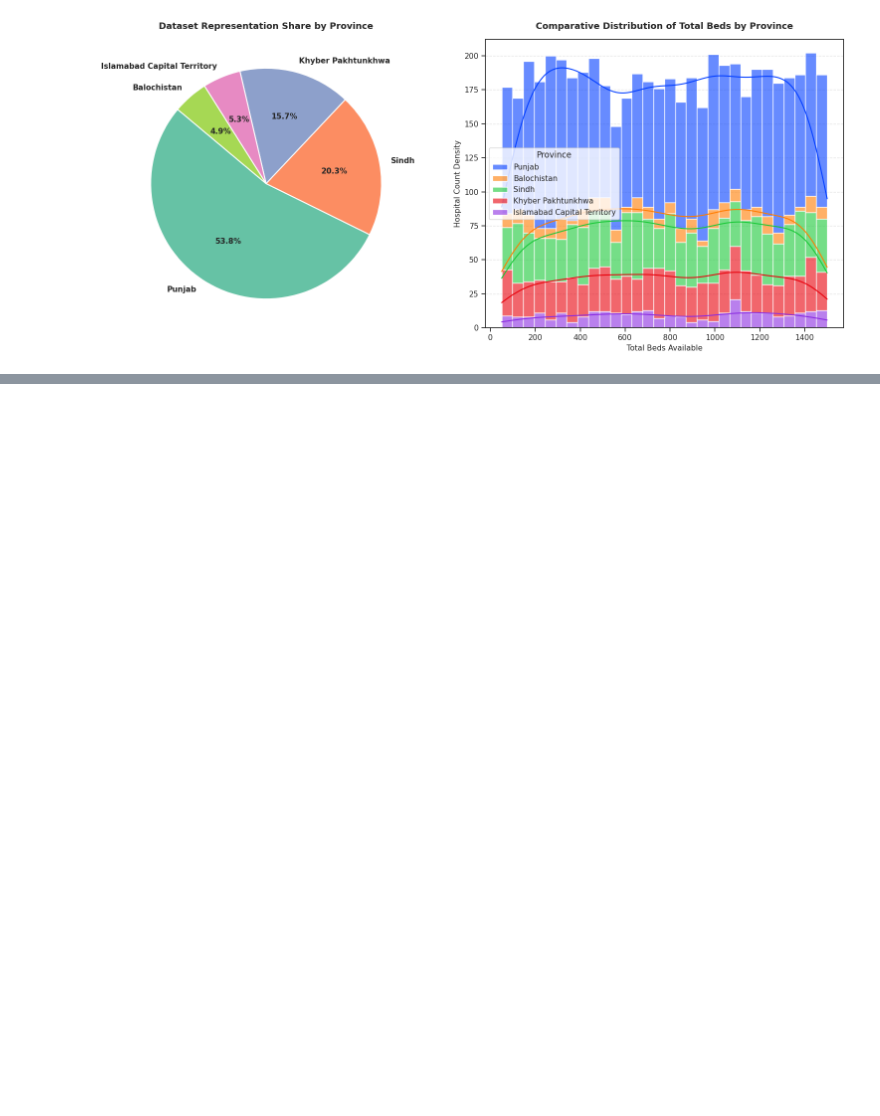
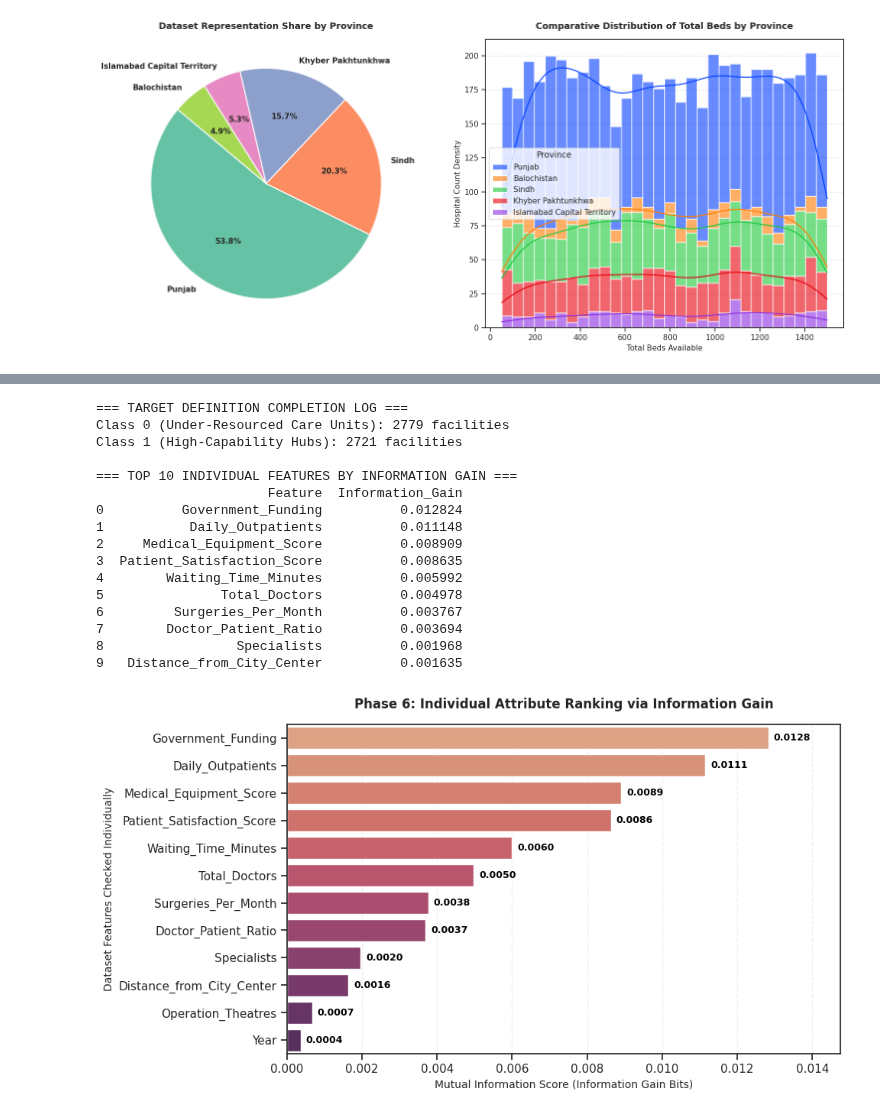
Before and after one commit to ANASSHAIKH-NOOB/AI-PROJECT, a Jupyter notebook: PROJECT.ipynb, the cells around one changed output, grey strips where cells are left out. Saved outputs shown, nothing was run; the diff lists cells and outputs as text; code cells hidden in the pictures; blank space fills up the shorter version.

```diff
--- a/PROJECT.ipynb
+++ b/PROJECT.ipynb
@@ -310,0 +467,79 @@ plt.show()
+# %%
+from sklearn.feature_selection import mutual_info_classif
+
+# 1. Mathematically construct the Target Label
+# A facility is a Class 1 Hub if it has an emergency department AND at least 5 ICU beds
+df_clean['Target_Capability_Tier'] = np.where(
+    (df_clean['ICU_Beds'] >= 5) & (df_clean['Emergency_Encoded'] == 1),
+    1,
+    0
+)
+
+# Print out class distribution to see our raw baseline imbalance
+class_counts = df_clean['Target_Capability_Tier'].value_counts()
+print("=== TARGET DEFINITION COMPLETION LOG ===")
+print(f"Class 0 (Under-Resourced Care Units): {class_counts.get(0, 0)} facilities")
+print(f"Class 1 (High-Capability Hubs): {class_counts.get(1, 0)} facilities\n")
+
+# 2. Isolate Numerical Predictor Candidates for Information Gain
+# We exclude ID tags, text strings, and the components used to create the target itself
+exclude_cols = ['Hospital_ID', 'Target_Capability_Tier', 'ICU_Beds', 'Emergency_Department', 'Emergency_Encoded']
+predictor_cols = [col for col in df_clean.select_dtypes(include=[np.number]).columns if col not in exclude_cols]
+
+X_ind = df_clean[predictor_cols]
+y_ind = df_clean['Target_Capability_Tier']
+
+# 3. Compute Mutual Information (Information Gain) Individual Scores
+mi_scores = mutual_info_classif(X_ind, y_ind, random_state=42)
+mi_df = pd.DataFrame({'Feature': predictor_cols, 'Information_Gain': mi_scores})
+mi_df = mi_df.sort_values(by='Information_Gain', ascending=False).reset_index(drop=True)
+
+print("=== TOP 10 INDIVIDUAL FEATURES BY INFORMATION GAIN ===")
+print(mi_df.head(10))
+
+# 4. Compulsory Phase 6 Visual: Individual Feature Importance Plot
+plt.figure(figsize=(10, 5.5))
+top_mi = mi_df.head(12)  # Display top 12 features for aesthetic space management
+
+ax = sns.barplot(
+    data=top_mi,
+    x='Information_Gain',
+    y='Feature',
+    hue='Feature',
+    palette='flare',
+    legend=False
+)
+
+# Annotate values precisely onto the individual horizontal bars
+for p in ax.patches:
+    width = p.get_width()
+    ax.annotate(f"{width:.4f}",
+                (width, p.get_y() + p.get_height() / 2.),
+                ha='left', va='center', fontsize=9, fontweight='bold', color='black', xytext=(5, 0),
+                textcoords='offset points')
+
+plt.title("Phase 6: Individual Attribute Ranking via Information Gain", fontsize=12, fontweight='bold', pad=15)
+plt.xlabel("Mutual Information Score (Information Gain Bits)", fontsize=10)
+plt.ylabel("Dataset Features Checked Individually", fontsize=10)
+plt.xlim(0, max(top_mi['Information_Gain']) * 1.15)
+plt.grid(axis='x', linestyle='--', alpha=0.3)
+plt.tight_layout()
+plt.show()
+# %% [output]
+=== TARGET DEFINITION COMPLETION LOG ===
+Class 0 (Under-Resourced Care Units): 2779 facilities
+Class 1 (High-Capability Hubs): 2721 facilities
+
+=== TOP 10 INDIVIDUAL FEATURES BY INFORMATION GAIN ===
+                      Feature  Information_Gain
+0          Government_Funding          0.012824
+1           Daily_Outpatients          0.011148
+2     Medical_Equipment_Score          0.008909
+3  Patient_Satisfaction_Score          0.008635
+4        Waiting_Time_Minutes          0.005992
+5               Total_Doctors          0.004978
+6         Surgeries_Per_Month          0.003767
+7        Doctor_Patient_Ratio          0.003694
+8                 Specialists          0.001968
+9   Distance_from_City_Center          0.001635
+[figure, added]
```
Also changed, not shown: parts of 15 cells of this notebook.
